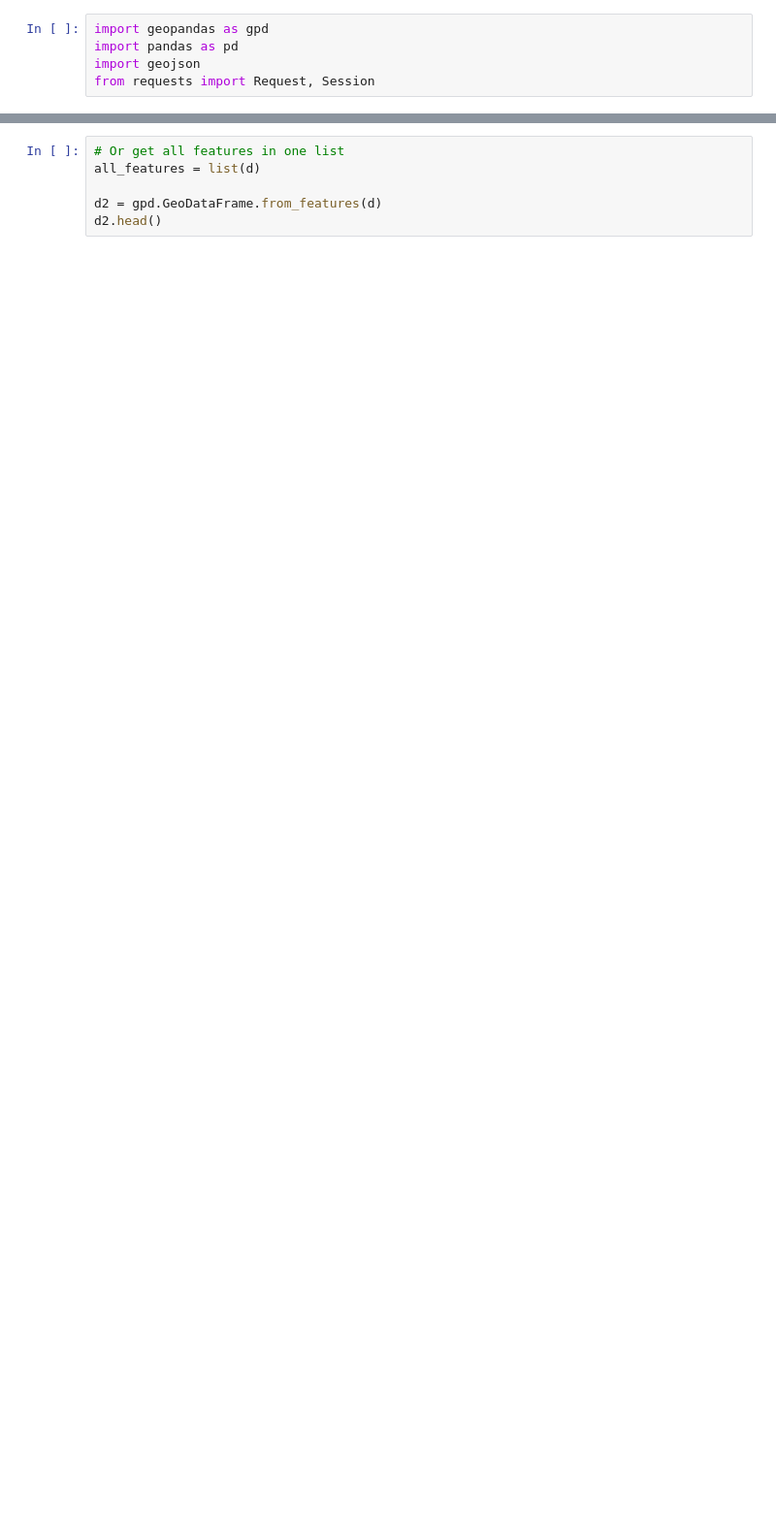
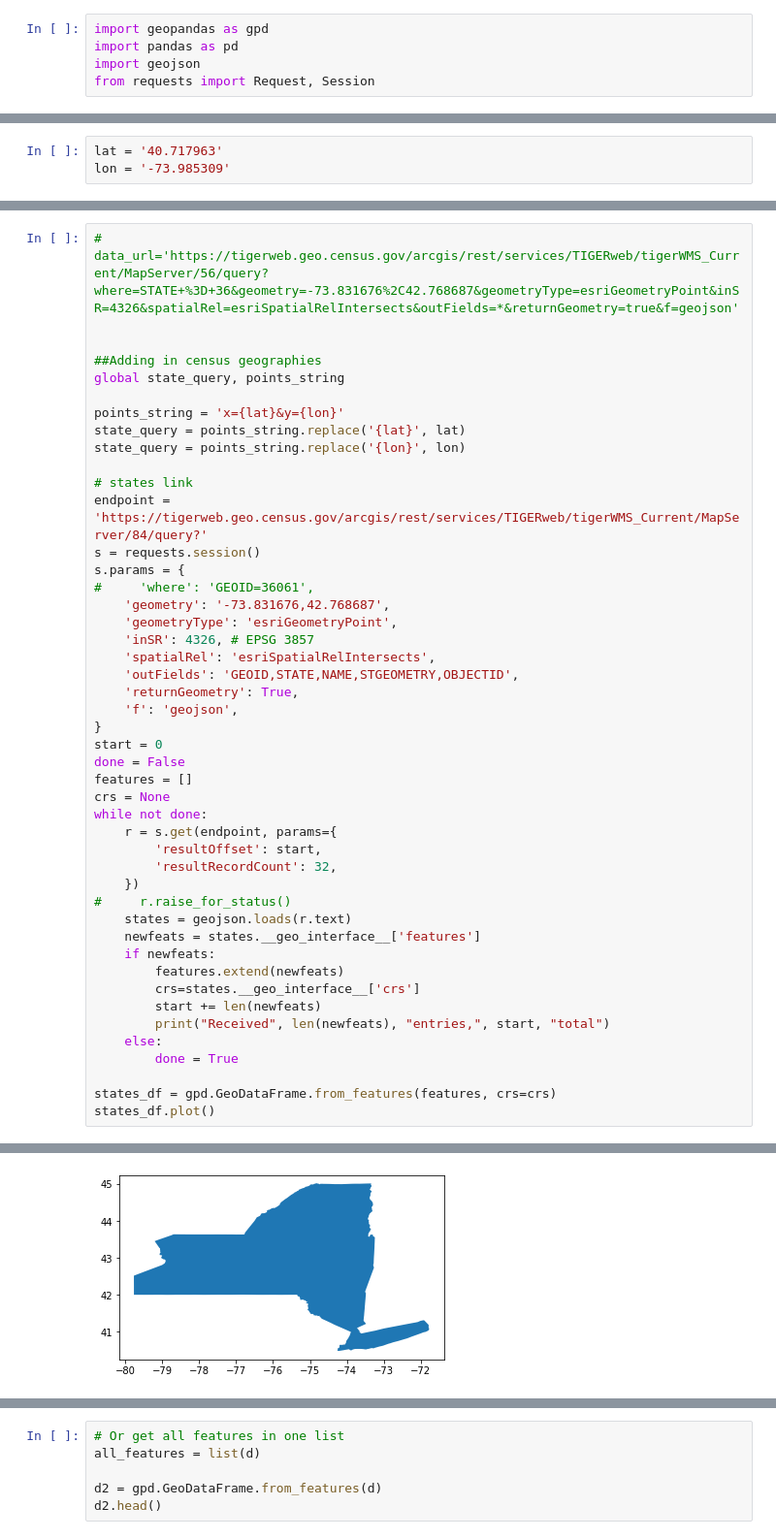
Before and after one commit to tolaoniyangi/capstone, a Jupyter notebook: import census geographies.ipynb, the cells around one changed output, grey strips where cells are left out. Shown at 97% size. Cells and saved outputs as stored; diff of their text form; blank space fills up the shorter version.

Commit message:
got it to import only census geographies in location - made it way faster

```diff
--- a/import census geographies.ipynb
+++ b/import census geographies.ipynb
@@ -8,0 +11,3 @@ import matplotlib.pyplot as plt
+# %%
+lat = '40.717963'
+lon = '-73.985309'
@@ -8,0 +23,47 @@ import matplotlib.pyplot as plt
+# %%
+# data_url='https://tigerweb.geo.census.gov/arcgis/rest/services/TIGERweb/tigerWMS_Current/MapServer/56/query?where=STATE+%3D+36&geometry=-73.831676%2C42.768687&geometryType=esriGeometryPoint&inSR=4326&spatialRel=esriSpatialRelIntersects&outFields=*&returnGeometry=true&f=geojson'
+
+
+##Adding in census geographies
+global state_query, points_string
+
+points_string = 'x={lat}&y={lon}'
+state_query = points_string.replace('{lat}', lat)
+state_query = points_string.replace('{lon}', lon)
+
+# states link
+endpoint = 'https://tigerweb.geo.census.gov/arcgis/rest/services/TIGERweb/tigerWMS_Current/MapServer/84/query?'
+s = requests.session()
+s.params = {
+#     'where': 'GEOID=36061',
+    'geometry': '-73.831676,42.768687',
+    'geometryType': 'esriGeometryPoint',
+    'inSR': 4326, # EPSG 3857
+    'spatialRel': 'esriSpatialRelIntersects',
+    'outFields': 'GEOID,STATE,NAME,STGEOMETRY,OBJECTID',
+    'returnGeometry': True,
+    'f': 'geojson',
+}
+start = 0
+done = False
+features = []
+crs = None
+while not done:
+    r = s.get(endpoint, params={
+        'resultOffset': start,
+        'resultRecordCount': 32,
+    })
+#     r.raise_for_status()
+    states = geojson.loads(r.text)
+    newfeats = states.__geo_interface__['features']
+    if newfeats:
+        features.extend(newfeats)
+        crs=states.__geo_interface__['crs']
+        start += len(newfeats)
+        print("Received", len(newfeats), "entries,", start, "total")
+    else:
+        done = True
+
+states_df = gpd.GeoDataFrame.from_features(features, crs=crs)
+states_df.plot()
+# %% [output]
@@ -8,0 +72 @@ import matplotlib.pyplot as plt
+[figure, added]
```
Also changed, not shown: parts of 9 cells of this notebook, 1 other file.
